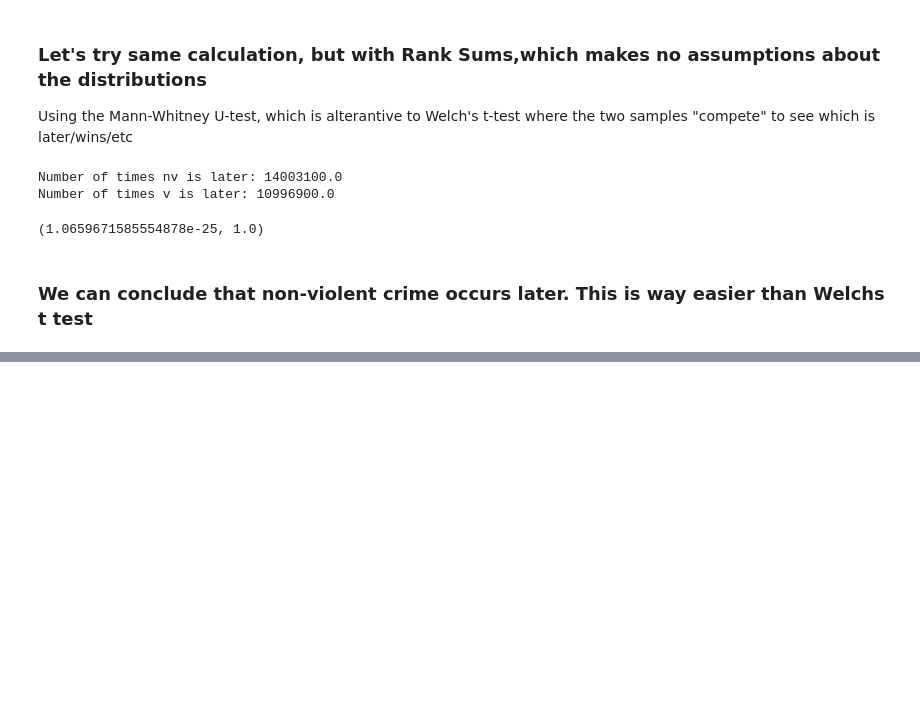
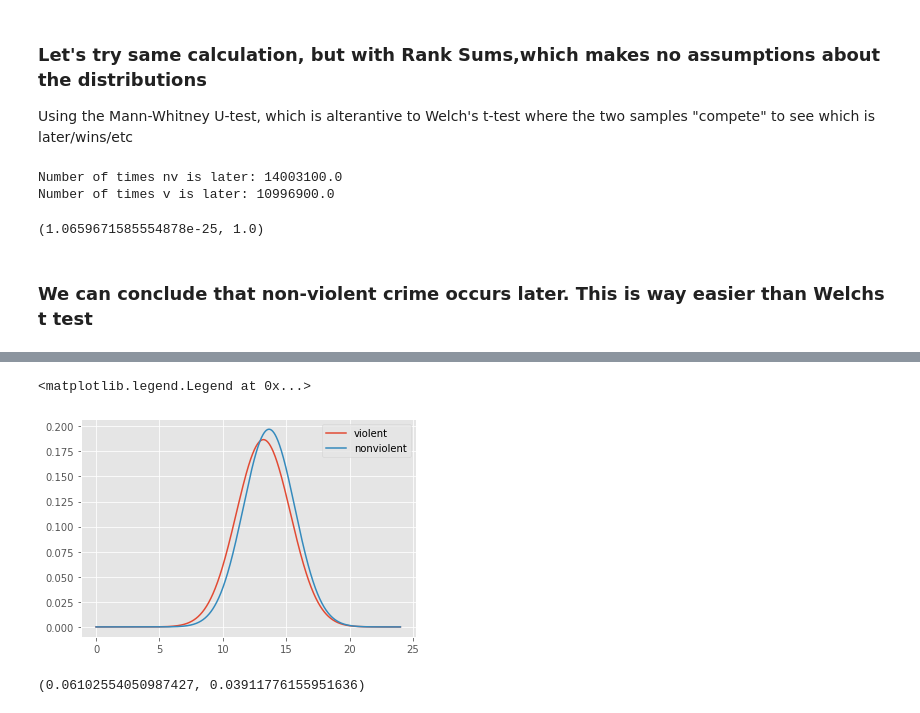
Before and after one commit to mkpetterson/sfcrime, a Jupyter notebook: notebooks/Hypothesis.ipynb, the cells around one changed output, grey strips where cells are left out. Cells and saved outputs as stored; diff of their text form; code cells hidden in the pictures; blank space fills up the shorter version.

```diff
--- a/notebooks/Hypothesis.ipynb
+++ b/notebooks/Hypothesis.ipynb
@@ -242,0 +246,20 @@ res1.pvalue, res2.pvalue
+# %%
+v_normal = stats.norm(np.mean(v_sample), np.sqrt(np.var(v_sample)))
+nv_normal = stats.norm(np.mean(nv_sample), np.sqrt(np.var(nv_sample)))
+# %%
+x = np.linspace(0,24,1000)
+
+fig, ax = plt.subplots()
+ax.plot(x, v_normal.pdf(x), label='violent')
+ax.plot(x, nv_normal.pdf(x), label='nonviolent')
+ax.legend()
+# %% [output]
+<matplotlib.legend.Legend at 0x...>
+[figure, added]
+# %%
+# Given crime happend at 10am, what is prob is occured from each distr?
+v_prob = v_normal.pdf(10)
+nv_prob = nv_normal.pdf(10)
+v_prob, nv_prob
+# %% [output]
+(0.06102554050987427, 0.03911776155951636)
```
Also changed, not shown: parts of 2 cells of this notebook.
